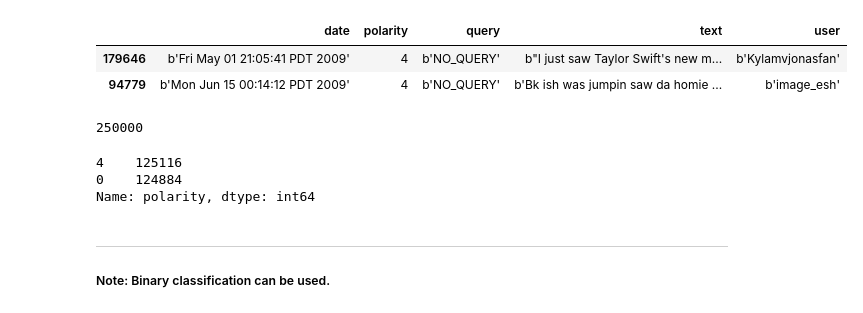
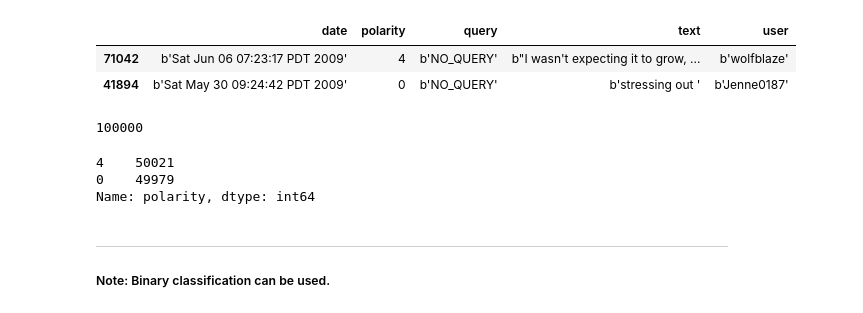
Before and after one commit to jakelourie1502/RNN_from_scratch_compared_to_Keras, a Jupyter notebook: RNN_from_scratch.ipynb, the cells around one changed output. Cells and saved outputs as stored; diff of their text form; code cells hidden in the pictures.

```diff
--- a/RNN_from_scratch.ipynb
+++ b/RNN_from_scratch.ipynb
@@ -4,23 +4,23 @@ import tensorflow as tf
 import tensorflow_datasets as tfds
 import pandas as pd
 # %%
-df_size = 250000
+df_size = 100000
 ds = tfds.load('sentiment140', split='train', shuffle_files=True)
 df = tfds.as_dataframe(ds.take(df_size))
 df.sample(2)
 # %% [output]
 |  | date | polarity | query | text | user |
-| 179646 | b'Fri May 01 21:05:41 PDT 2009' | 4 | b'NO_QUERY' | b"I just saw Taylor Swift's new m... | b'Kylamvjonasfan' |
-| 94779 | b'Mon Jun 15 00:14:12 PDT 2009' | 4 | b'NO_QUERY' | b'Bk ish was jumpin saw da homie ... | b'image_esh' |
+| 71042 | b'Sat Jun 06 07:23:17 PDT 2009' | 4 | b'NO_QUERY' | b"I wasn't expecting it to grow, ... | b'wolfblaze' |
+| 41894 | b'Sat May 30 09:24:42 PDT 2009' | 0 | b'NO_QUERY' | b'stressing out ' | b'Jenne0187' |
 # %%
 len(df)
 # %% [output]
-250000
+100000
 # %%
 df['polarity'].value_counts()
 # %% [output]
-4    125116
-0    124884
+4    50021
+0    49979
 Name: polarity, dtype: int64
 # %% [markdown]
 ---
```
Also changed, not shown: parts of 67 cells of this notebook.
